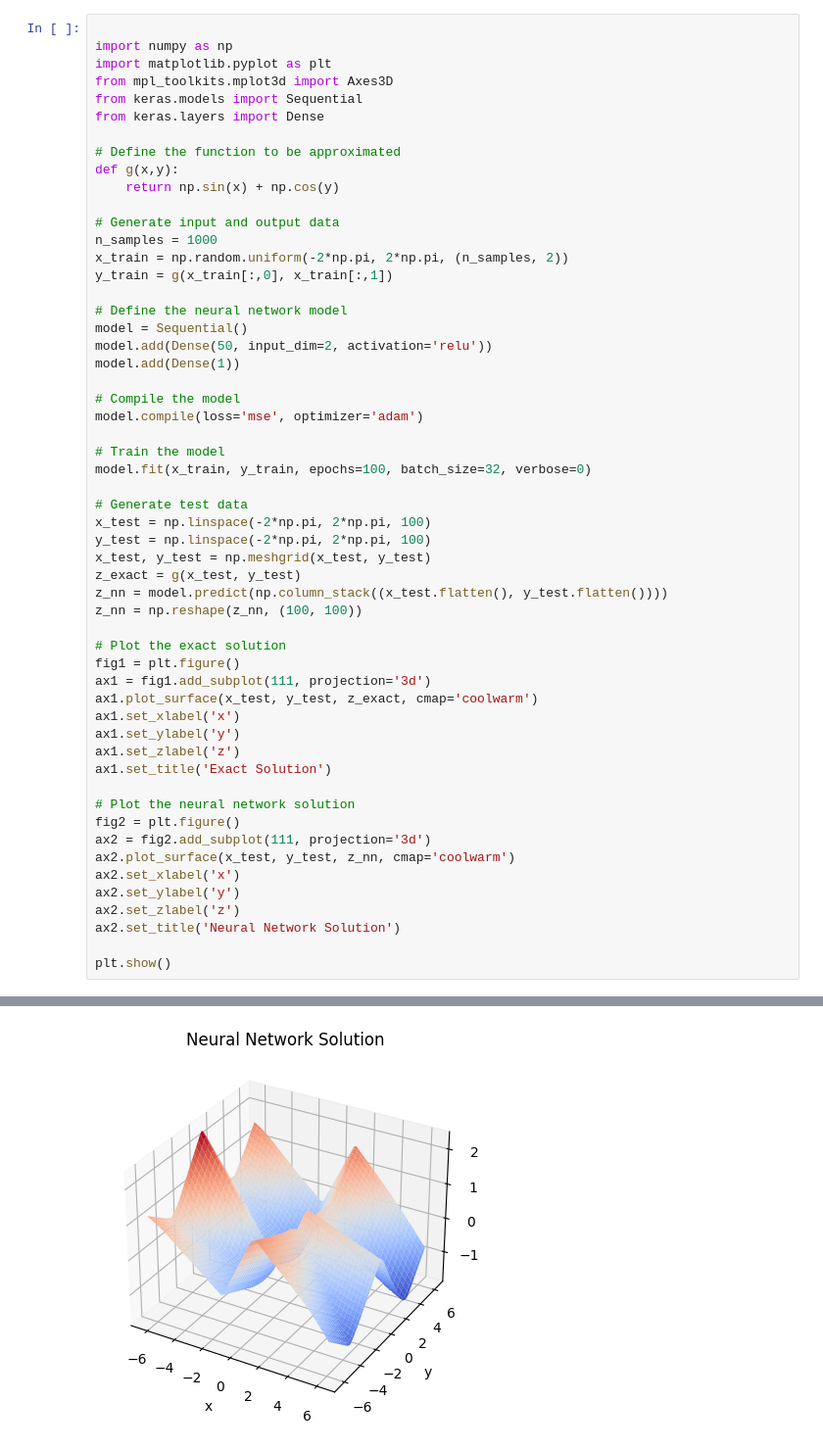
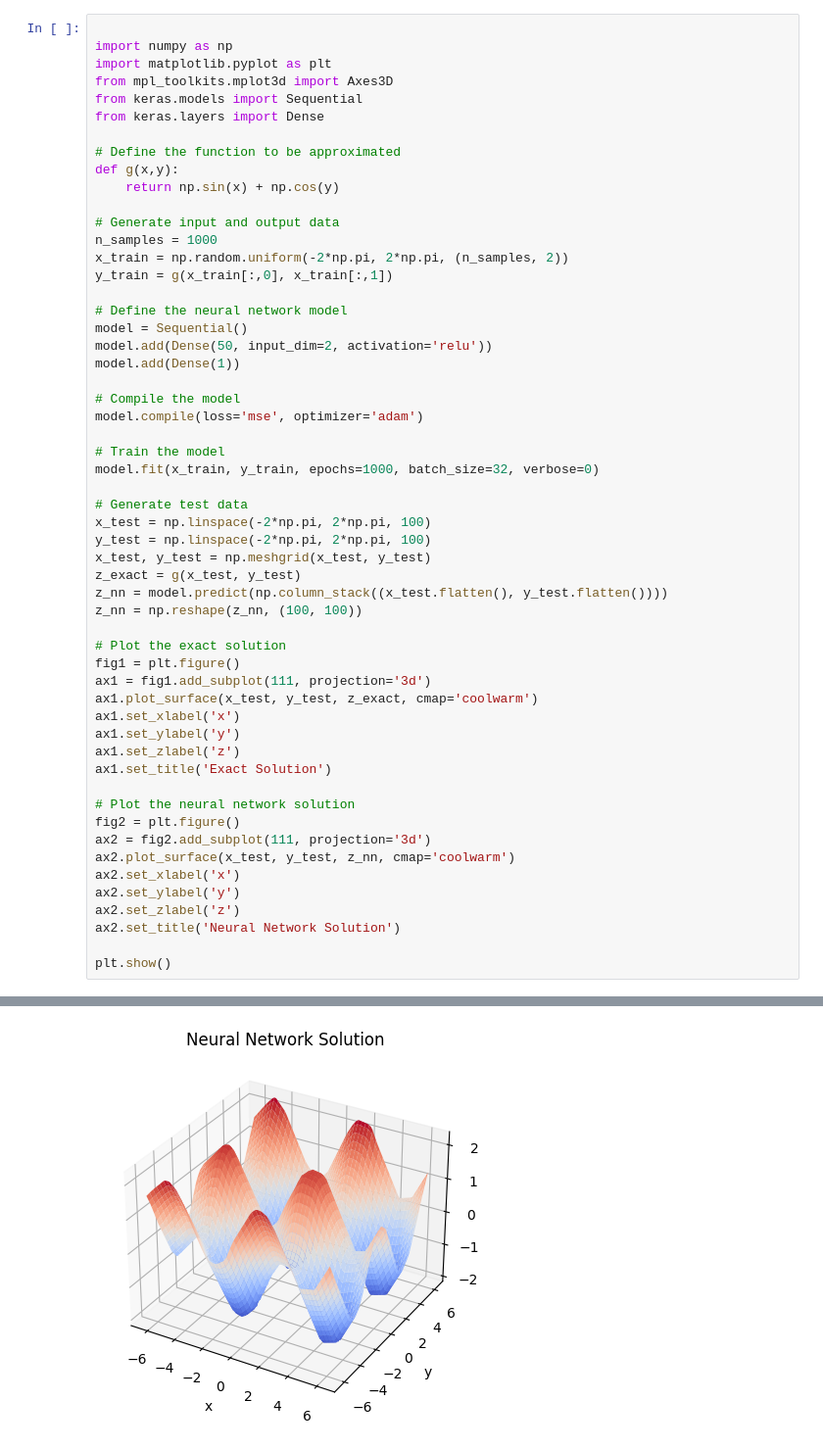
Before and after one commit to azdfkpot/NNs-and-functions-, a Jupyter notebook: 2D_functions.ipynb, the cells around one changed output, grey strips where cells are left out. Shown at 98% size. Drawn from its saved outputs; the diff is of its cells as text.

```diff
--- a/2D_functions.ipynb
+++ b/2D_functions.ipynb
@@ -26,36 +26,36 @@ model.add(Dense(1))
 model.compile(loss='mse', optimizer='adam')
 
 # Train the model
-model.fit(x_train, y_train, epochs=100, batch_size=32, verbose=0)
+model.fit(x_train, y_train, epochs=1000, batch_size=32, verbose=0)
 
 # Generate test data
 x_test = np.linspace(-2*np.pi, 2*np.pi, 100)
 y_test = np.linspace(-2*np.pi, 2*np.pi, 100)
 x_test, y_test = np.meshgrid(x_test, y_test)
 z_exact = g(x_test, y_test)
 z_nn = model.predict(np.column_stack((x_test.flatten(), y_test.flatten())))
 z_nn = np.reshape(z_nn, (100, 100))
 
 # Plot the exact solution
 fig1 = plt.figure()
 ax1 = fig1.add_subplot(111, projection='3d')
 ax1.plot_surface(x_test, y_test, z_exact, cmap='coolwarm')
 ax1.set_xlabel('x')
 ax1.set_ylabel('y')
 ax1.set_zlabel('z')
 ax1.set_title('Exact Solution')
 
 # Plot the neural network solution
 fig2 = plt.figure()
 ax2 = fig2.add_subplot(111, projection='3d')
 ax2.plot_surface(x_test, y_test, z_nn, cmap='coolwarm')
 ax2.set_xlabel('x')
 ax2.set_ylabel('y')
 ax2.set_zlabel('z')
 ax2.set_title('Neural Network Solution')
 
 plt.show()
 # %% [output]
 313/313 [==============================] - 0s 1ms/step
 [figure]
-[figure, old version]
+[figure, new version]
```
